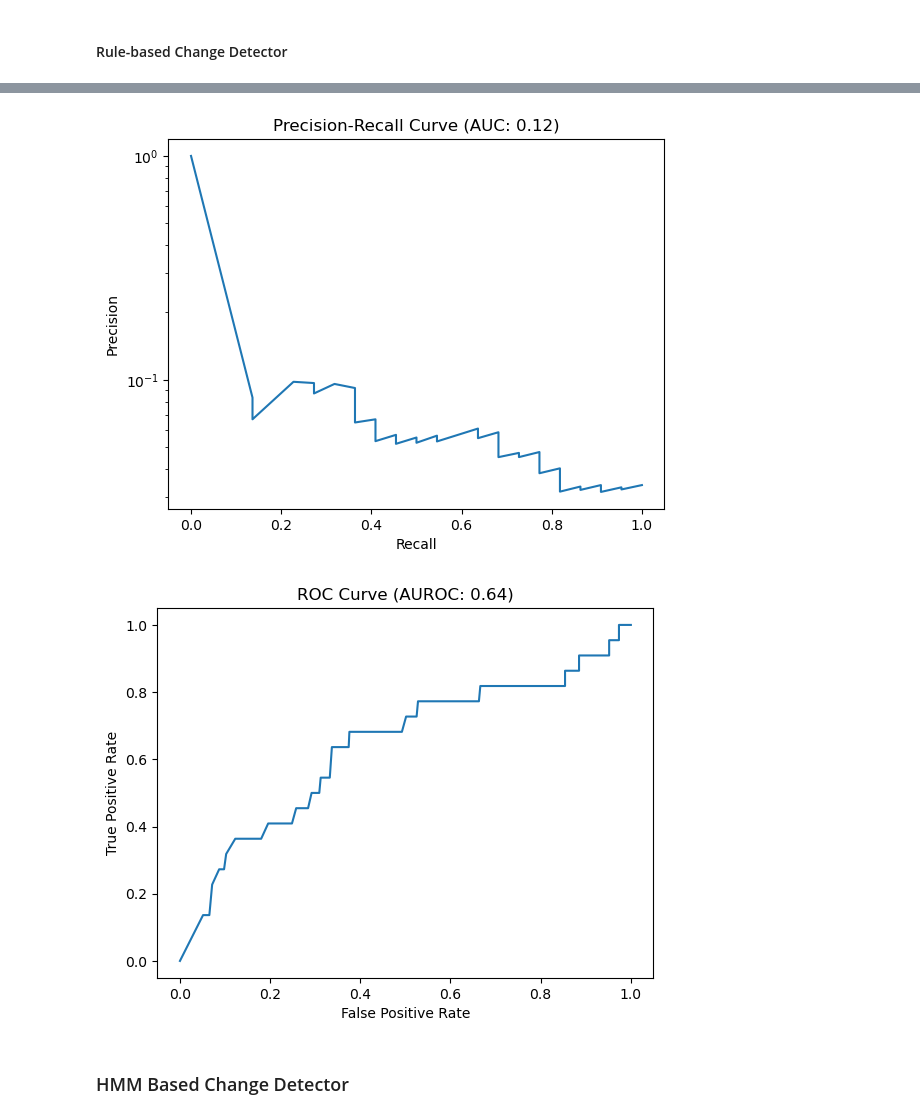
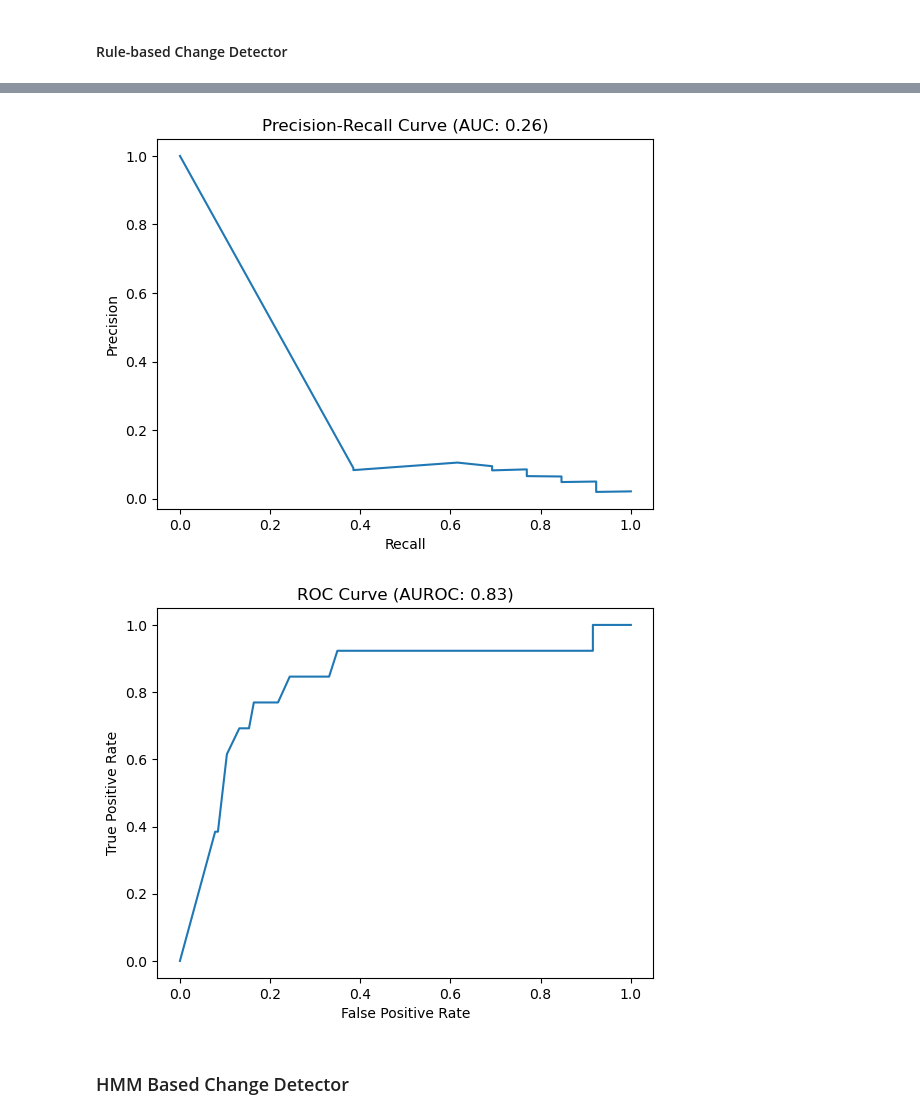
Before and after one commit to KJ-Waller/SyntheticHighways, a Jupyter notebook: ChangeDetection/InferenceAndEvaluation-NoNoise.ipynb, the cells around one changed output, grey strips where cells are left out. Cells and saved outputs as stored; diff of their text form; code cells hidden in the pictures.

```diff
--- a/ChangeDetection/InferenceAndEvaluation-NoNoise.ipynb
+++ b/ChangeDetection/InferenceAndEvaluation-NoNoise.ipynb
@@ -8,7 +8,7 @@ import matplotlib.pyplot as plt
 from utils import *
 from metrics import *
 # %%
-dataset = SHDataset(noise=False, dataset_dir='./dataset_250/')
+dataset = SHDataset(noise=False, dataset_dir='./dataset/')
 # %%
 G1,T1,G2,T2 = dataset.read_snapshots(0)
 # %%
@@ -116,9 +135,9 @@ plot_graph(G2_pred_rb, use_weights=True, figsize=(10,10))
 # %%
 scores_rb = predicted_labels(G2_pred_rb)
-p_rb, r_rb, ts_rb, pr_auc_rb = PRCurve(groundtruth_labels(G1, G2), scores_rb, log_scale=True)
+p_rb, r_rb, ts_rb, pr_auc_rb = PRCurve(groundtruth_labels(G1, G2), scores_rb, log_scale=False)
 tpr_rb, fpr_rb, auroc_rb = ROCCurve(groundtruth_labels(G1, G2), scores_rb)
 # %% [output]
-[figure, old version]
+[figure, new version]
-[figure, old version]
+[figure, new version]
 # %% [markdown]
 ### HMM Based Change Detector
```
Also changed, not shown: parts of 39 cells of this notebook, 4 other files.
